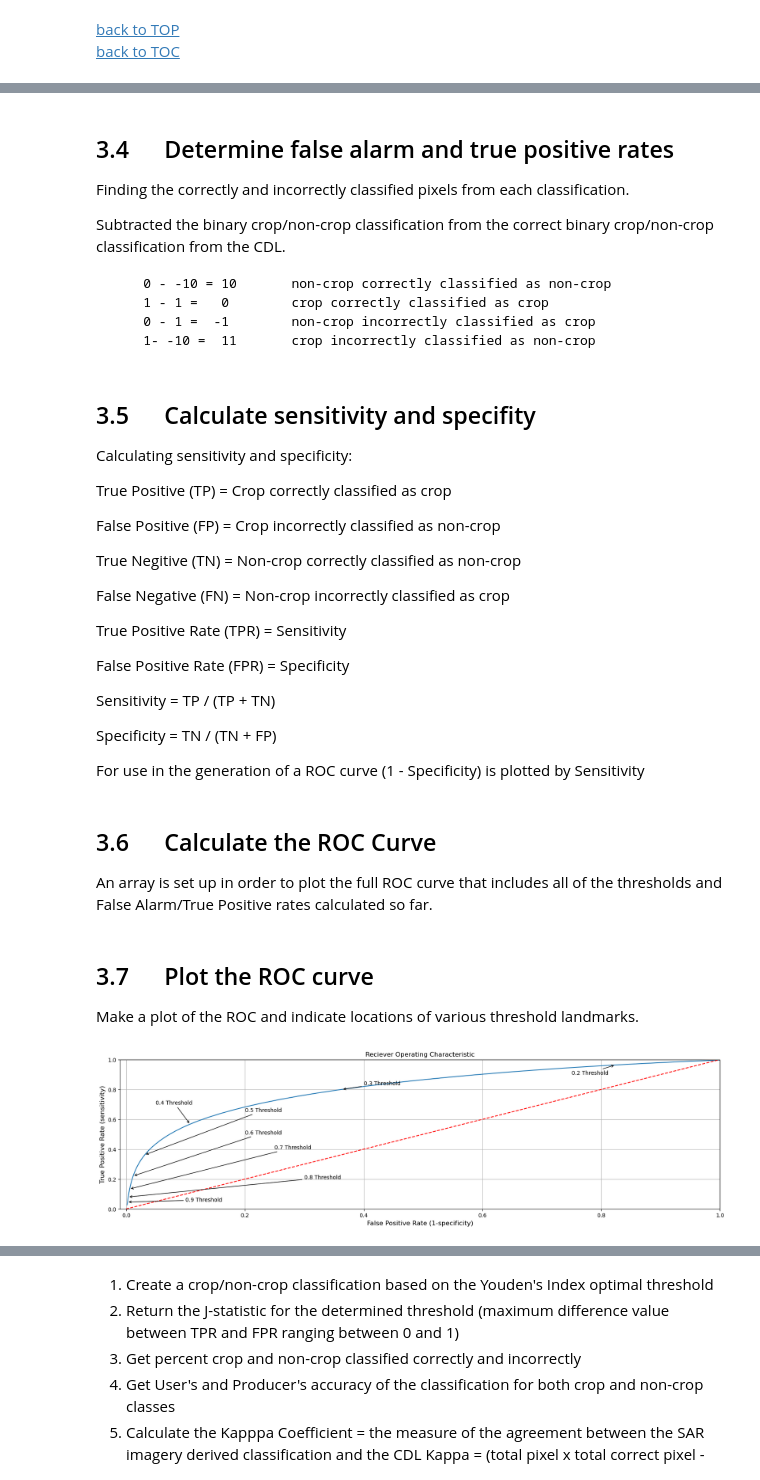
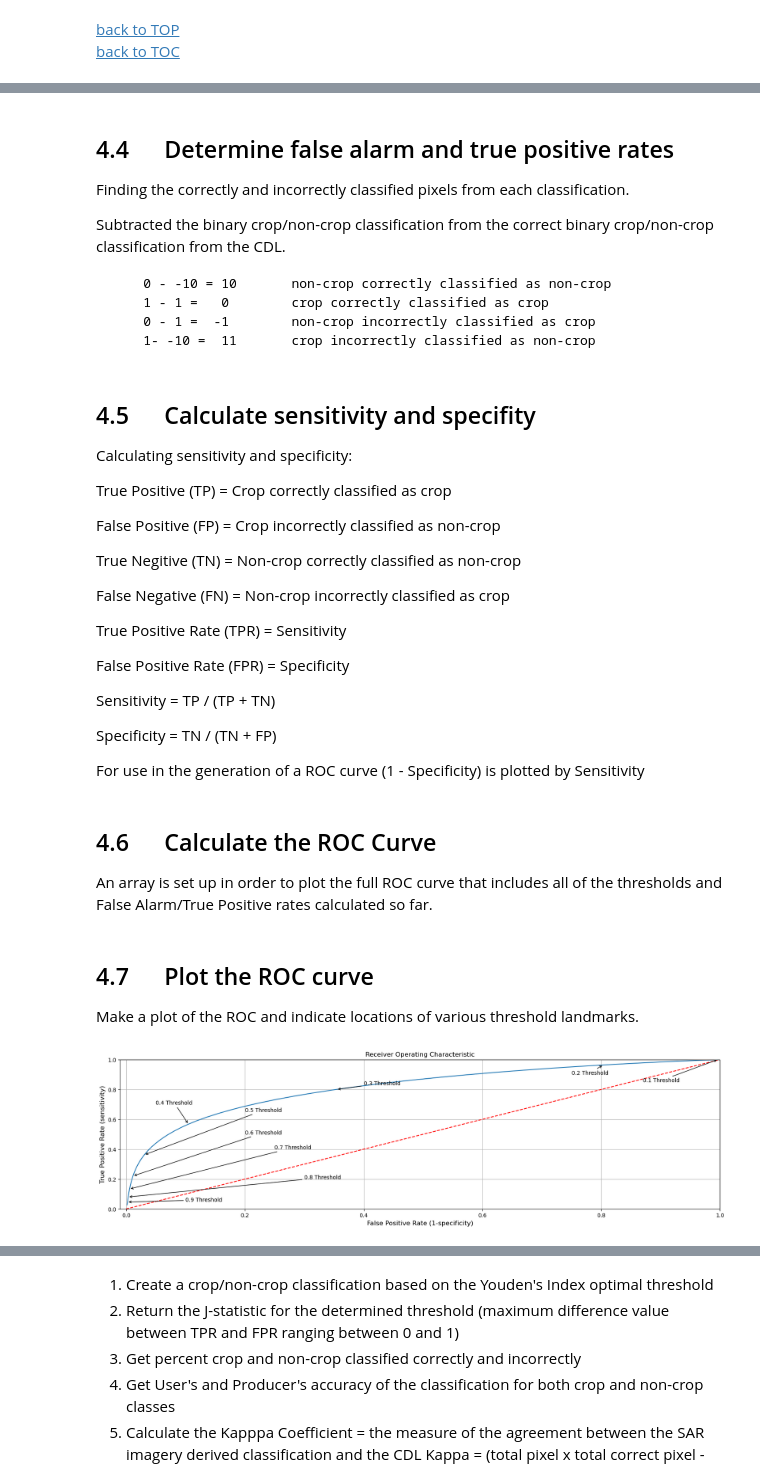
Before and after one commit to NISAR-Science-Algorithms/NISAR_CropArea, a Jupyter notebook: notebooks/NISAR_ATBD_crops.ipynb, the cells around one changed output, grey strips where cells are left out. Saved outputs shown, nothing was run; the diff lists cells and outputs as text; code cells hidden in the pictures.

```diff
--- a/notebooks/NISAR_ATBD_crops.ipynb
+++ b/notebooks/NISAR_ATBD_crops.ipynb
@@ -318,7 +470,7 @@ Processing /home/jovyan/NISAR_ATBD_crops/ancillary_data/cdl/2022_30m_cdls.tif [1
 0
 # %%
 # Open CDL
-cdl_raster = gdal.Open(str(aoi_dir / (aoi + '_cdl.tif'))).ReadAsArray()
+cdl_raster = gdal.Open(str(aoi_dir / (aoi + '_cdl.tif'))).ReadAsArray()*mask
 
 # Get dimensions of CDL
 first_raster_CDL = gdal.Open(str(aoi_dir / (aoi + '_cdl.tif')))
@@ -371,8 +523,8 @@ watermask1 = cdl_raster == water_number
 watermask= np.multiply(cdl_raster,watermask1)
 
 # Get the number of pixels masked and not masked
-cdl111 = np.count_nonzero(watermask == 111)
-print("Number of masked Pixels:", cdl111)
+cdl111 = np.count_nonzero(watermask == water_number)
+print("Number of water pixels:", cdl111)
 
 cdl0 = np.count_nonzero(watermask == 0)
 print("Number of pixels for classification:", cdl0)
@@ -430,6 +582,7 @@ Below is the resulting clasification image of Crop versus Non-Crop based on the
 # Set all non-crop values to 0 based on assumming that everything not previously classified as crop is non-crop
 CDL_binary = np.copy(CDL_crop)
 CDL_binary[np.where(CDL_crop!= 1)]= 0
+CDL_binary = CDL_binary*mask
 plt.imshow(CDL_binary,interpolation='nearest')
 plt.colorbar();
 print('Crop pixels marked as white (value of 1.0)')
@@ -552,7 +706,7 @@ mean = np.mean(a, axis = 0)
 std = np.std(a, axis = 0)
 
 # Calculate the coefficient of variation for the time stack of images
-CV = std/mean
+CV = (std/mean)*mask
 
 
 plt.rcParams['figure.figsize'] = (20,5)
@@ -621,8 +775,8 @@ Creating a binary crop/non-crop classification at each tested threshold.
           1 = crop
         -10 = noncrop
 # %% [markdown]
-<a id="SEC_3.4"></a>
-## 3.4 &emsp; Determine false alarm and true positive rates
+<a id="SEC_4.4"></a>
+## 4.4 &emsp; Determine false alarm and true positive rates
 
 Finding the correctly and incorrectly classified pixels from each classification.
 
@@ -633,8 +787,8 @@ Subtracted the binary crop/non-crop classification from the correct binary crop/
         0 - 1 =  -1        non-crop incorrectly classified as crop
         1- -10 =  11       crop incorrectly classified as non-crop
 # %% [markdown]
-<a id="SEC_3.5"></a>
-## 3.5 &emsp; Calculate sensitivity and specifity
+<a id="SEC_4.5"></a>
+## 4.5 &emsp; Calculate sensitivity and specifity
 
 Calculating sensitivity and specificity:
 
@@ -656,8 +810,8 @@ Specificity = TN / (TN + FP)
 
 For use in the generation of a ROC curve (1 - Specificity) is plotted by Sensitivity
 # %% [markdown]
-<a id="SEC_3.6"></a>
-## 3.6 &emsp; Calculate the ROC Curve
+<a id="SEC_4.6"></a>
+## 4.6 &emsp; Calculate the ROC Curve
 
 An array is set up in order to plot the full ROC curve that includes all of the thresholds and False Alarm/True Positive rates calculated so far.
 # %%
@@ -713,38 +867,38 @@ for i in range(0,100):
 
     data100_tmp.append([sub_specificity_x[i], sensitivity_y[i]])
 # %% [markdown]
-<a id="SEC_3.7"></a>
-## 3.7 &emsp; Plot the ROC curve
+<a id="SEC_4.7"></a>
+## 4.7 &emsp; Plot the ROC curve
 
 Make a plot of the ROC and indicate locations of various threshold landmarks.
 # %%
 data55 = np.array(data55_tmp)
 x, y = data55.T
 plt.plot(x, y, '-')
 plt.plot([0.0, 1.0], [0.0,1.0], linestyle= "--", color = "red")
 
 #arrows highlighting where each threshold value is
 
 plt.annotate('0.1 Threshold', xy=(sub_specificity_x[10], sensitivity_y[10]),arrowprops=dict(arrowstyle='->'), xytext=(0.87, 0.85))
 plt.annotate('0.2 Threshold', xy=(sub_specificity_x[20], sensitivity_y[20]),arrowprops=dict(arrowstyle='->'), xytext=(0.75, 0.9))
 plt.annotate('0.3 Threshold', xy=(sub_specificity_x[30], sensitivity_y[30]),arrowprops=dict(arrowstyle='->'), xytext=(0.4, 0.83))
 plt.annotate('0.4 Threshold', xy=(sub_specificity_x[40], sensitivity_y[40]),arrowprops=dict(arrowstyle='->'), xytext=(0.05, 0.7))
 plt.annotate('0.5 Threshold', xy=(sub_specificity_x[50], sensitivity_y[50]),arrowprops=dict(arrowstyle='->'), xytext=(0.2, 0.65))
 plt.annotate('0.6 Threshold', xy=(sub_specificity_x[60], sensitivity_y[60]),arrowprops=dict(arrowstyle='->'), xytext=(0.2, 0.5))
 plt.annotate('0.7 Threshold', xy=(sub_specificity_x[70], sensitivity_y[70]),arrowprops=dict(arrowstyle='->'), xytext=(0.25, 0.4))
 plt.annotate('0.8 Threshold', xy=(sub_specificity_x[80], sensitivity_y[80]),arrowprops=dict(arrowstyle='->'), xytext=(0.3, 0.2))
 plt.annotate('0.9 Threshold', xy=(sub_specificity_x[90], sensitivity_y[90]),arrowprops=dict(arrowstyle='->'), xytext=(0.1, 0.05))
 
 #Setting up plot layout
 plt.ylim(0, 1)
 plt.xlim(-0.01, 1)
 plt.grid()
-plt.title('Reciever Operating Characteristic')
+plt.title('Receiver Operating Characteristic')
 plt.ylabel('True Positive Rate (sensitivity)', fontsize=12)
 plt.xlabel('False Positive Rate (1-specificity)', fontsize=12)
 plt.rcParams['figure.figsize'] = (20,5)
 
 plt.show()
 # %% [output]
-[figure, old version]
+[figure, new version]
 # %% [markdown]
```
Also changed, not shown: parts of 63 cells of this notebook.
